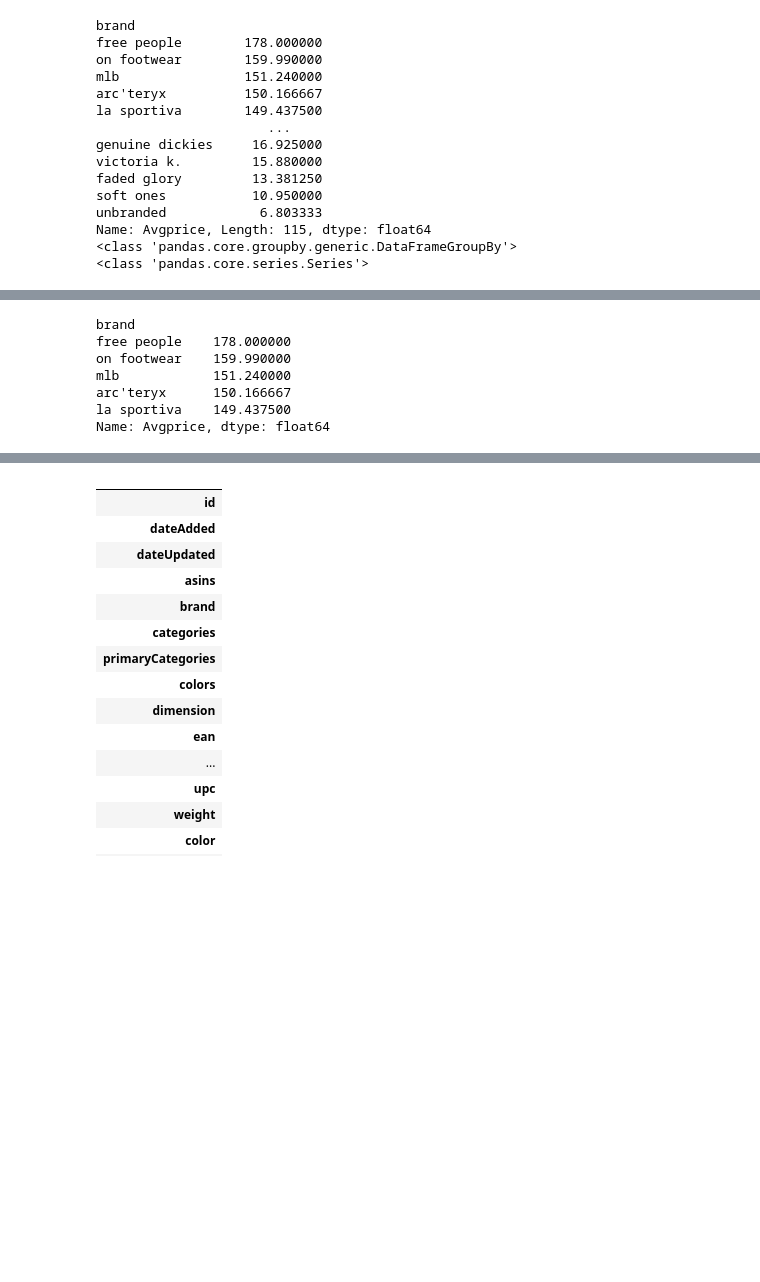
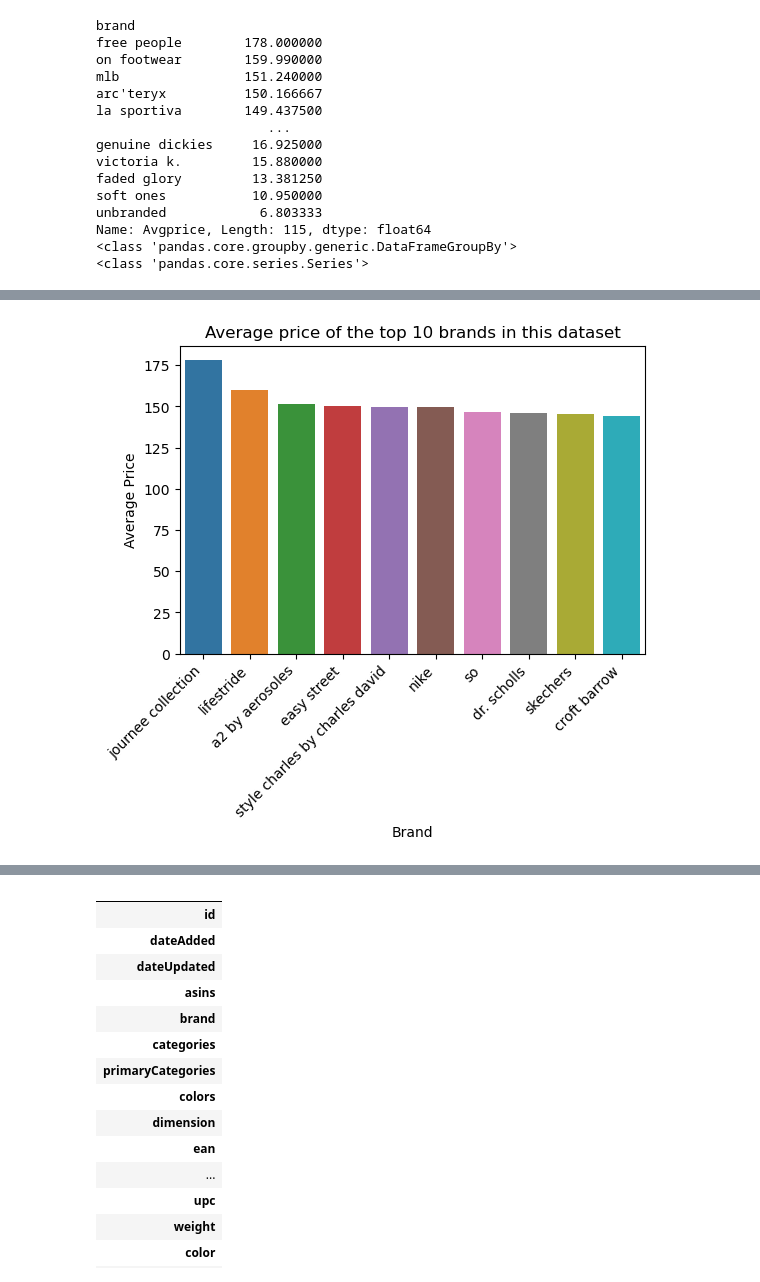
Before and after one commit to azim-charaniya/DS-Women-s-Shoe-Prices, a Jupyter notebook: Untitled_Aug1.ipynb, the cells around one changed output, grey strips where cells are left out. Drawn from its saved outputs; the diff is of its cells as text; code cells hidden in the pictures; blank space fills up the shorter version.

```diff
--- a/Untitled_Aug1.ipynb
+++ b/Untitled_Aug1.ipynb
@@ -917,10 +891,13 @@ print(df1.brand.nunique())
  'unbranded']
 115
 # %%
+#Graph (1) - Top Brands in this Dataset
 #calculate the number of shoes per brand, sort descending
 brand_counts = df1.brand.value_counts().sort_values(ascending=False)
-top_brands = brand_counts.head(50)
-top_brands
+total = brand_counts.cumsum()
+top_brands = brand_counts[total <= 7500]
+print(top_brands)
+#top_brands = brand_counts.head(50)
 # %% [output]
 journee collection                2182
 lifestride                        1593
@@ -1009,10 +961,13 @@ plt.show()
-# %%
-avg_price.head()
-# %% [output]
-brand
-free people    178.000000
-on footwear    159.990000
-mlb            151.240000
-arc'teryx      150.166667
-la sportiva    149.437500
-Name: Avgprice, dtype: float64
+# %%
+#Graph (3) Average price for top 10 brands
+plt.figure(figsize=(6, 4))
+sns.barplot(x = top_brands.index, y = avg_price.head(10).values)
+
+
+plt.xlabel('Brand')
+plt.ylabel('Average Price')
+plt.title('Average price of the top 10 brands in this dataset')
+plt.xticks(rotation=45, ha='right')
+plt.show()
+# %% [output]
+[figure, added]
```
Also changed, not shown: parts of 36 cells of this notebook.
